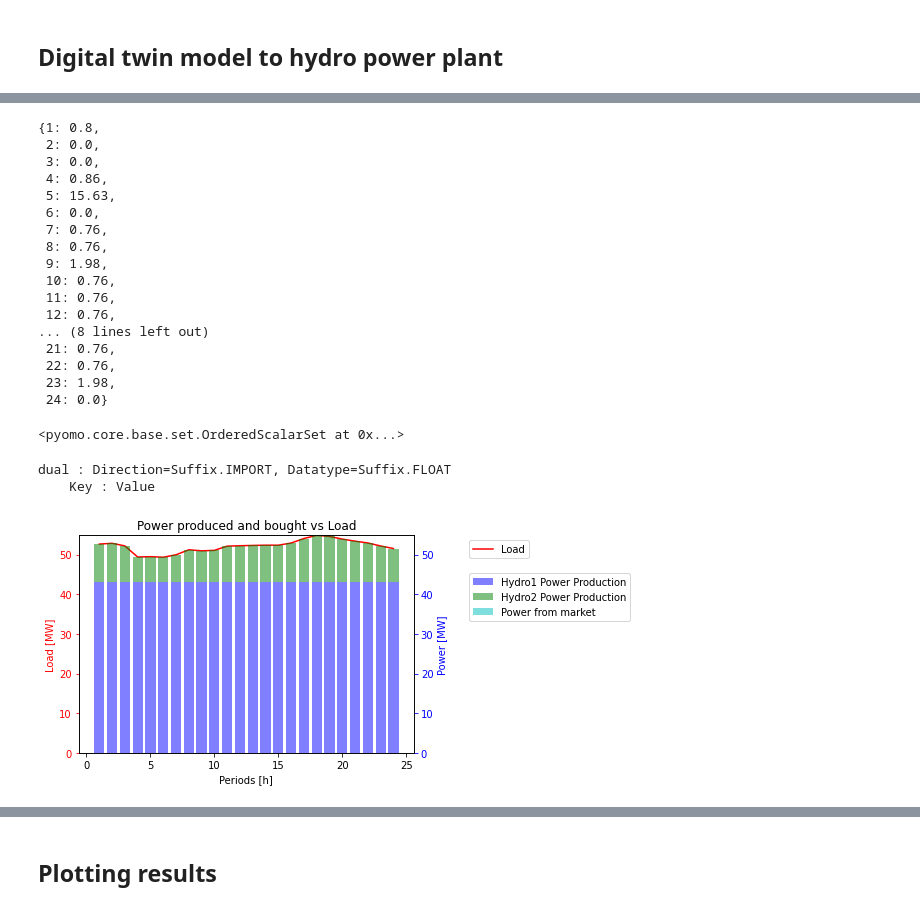
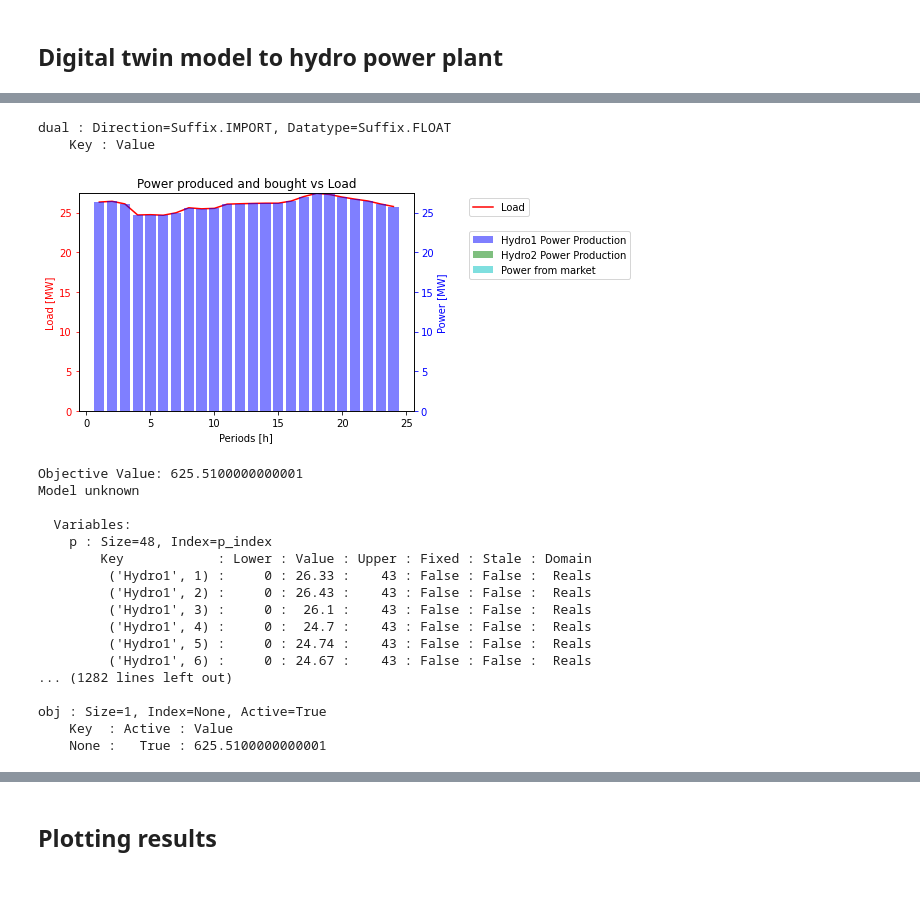
Before and after one commit to BenjaminTro/Preliminary-project, a Jupyter notebook: Hydro_power_plant.ipynb, the cells around one changed output, grey strips where cells are left out. Cells and saved outputs as stored; diff of their text form; code cells hidden in the pictures.

```diff
--- a/Hydro_power_plant.ipynb
+++ b/Hydro_power_plant.ipynb
@@ -298,9 +298,6 @@ start = '2018-01-01 00:00:00'
 end = '2018-01-01 23:00:00'
 start_dt = pd.to_datetime(start)
 end_dt = pd.to_datetime(end)
-
-# Define your input data and constants
-#L = {1: 30, 2: 20, 3: 20, 4: 30, 5: 50, 6: 80, 7: 50, 8: 90, 9: 110, 10: 150, 11: 120, 12: 80, 13: 70, 14: 80, 15: 90, 16: 160, 17: 170, 18: 150, 19: 120, 20: 100, 21: 70, 22: 60, 23: 50, 24: 40}
 
 constants = {'eff': 0.91, 'rho': 1000, 'g': 9.81, 'H': 300}
 
@@ -318,18 +315,12 @@ inflow = convert_to_dict(input_data_inflow, start, end, 'H', columns)
 inflow_hydro1 = inflow[0]  # First dictionary for Hydro1 - ORMSETVATN
 inflow_hydro2 = inflow[1]  # Second dictionary for Hydro2 - BUAVATN
 
-display(inflow_hydro1)
-
 # Sets to model hydro topology
 hours_difference = ((end_dt - start_dt).total_seconds() / 3600)+1  # 3600 seconds in an hour
 model.periods = pyo.Set(initialize=range(1, int(hours_difference) + 1, 1))
 #model.periods = pyo.Set(initialize=range(1, 25, 1))                   #these sets must be defined in the latex report as well
 model.plants = pyo.Set(initialize=['Hydro1', 'Hydro2'])               #uses i
 model.market = pyo.Set(initialize=['DAM'])
-
-display(model.periods)
-
-
 
 # Hydro parameters
 fm3 = 3600/1000000 # Conversion factor between m^3/s and Mm^3/hour. 1h = 3600s and M = 10^6.
@@ -352,7 +343,7 @@ model.Pmin=pyo.Param(model.plants, initialize=topology['ormset']['Pmin'])
 model.Pmax=pyo.Param(model.plants, initialize=topology['ormset']['Pmax'])
 
 #Load parameters
-model.L = pyo.Param(model.periods, initialize={j: 2* market_prices_h[j] for j in model.periods})
+model.L = pyo.Param(model.periods, initialize={j: 1* market_prices_h[j] for j in model.periods})
 
 #Topology parameters
 model.Qmin=pyo.Param(model.plants, initialize=topology['ormset']['Qmin'])
@@ -395,6 +386,7 @@ model.h = pyo.Var(model.plants, model.periods, bounds=head_bounds)
 
 #-------------------MODEL OF RESERVOIRS------------------#
 model.cumulative_q = pyo.Var(model.plants, model.periods, within=pyo.NonNegativeReals)           #combining discharge (q [m3/s]) into m3 over given timeframe (NEED TO CHECK CONVERSIONS)
+model.cumulative_inflow = pyo.Var(model.plants, model.periods, within=pyo.NonNegativeReals)
 # Constraint to calculate the cumulative sum of discharges (WATER OUT OF PLANTS)
 def cumulative_q_rule(model, i, j):
     if j == 1:
@@ -402,20 +394,34 @@ def cumulative_q_rule(model, i, j):
     else:
         return model.cumulative_q[i, j] == model.cumulative_q[i, j - 1] + model.q[i, j]
 model.cumulative_q_cons = pyo.Constraint(model.plants, model.periods, rule=cumulative_q_rule)
+
+def cumulative_inflow_rule(model, i, j):
+    if j == 1:
+        if i == 'Hydro1':
+            return model.cumulative_inflow[i, j] == model.inflow1[j] * fm3
+        else:  # Hydro2
+            return model.cumulative_inflow[i, j] == (model.inflow2[j]) * fm3
+    else:
+        if i == 'Hydro1':
+            return model.cumulative_inflow[i, j] == model.cumulative_inflow[i, j - 1] + model.inflow1[j] * fm3
+        else:  # Hydro2
+            return model.cumulative_inflow[i, j] == model.cumulative_inflow[i, j - 1] + (model.inflow2[j]) * fm3
+
+model.cumulative_inflow_cons = pyo.Constraint(model.plants, model.periods, rule=cumulative_inflow_rule)
 # Constraint to update volume based on cumulative sum of discharges (VOLUME [MM3] - DISCHARGE [MM3/h] + INFLOW [MM3/h])
 def volume_change_rule(model, i, j):
     if j == 1:
         if i == 'Hydro1':
-            return model.v[i, j] == (model.v0[i]) - (sum(model.cumulative_q[i, j] for i in model.plants)*fm3) + (model.inflow1[j]*fm3) + (model.inflow2[j]*fm3)
+            return model.v[i, j] == (model.v0[i]) - (sum(model.cumulative_q[i, j] for i in model.plants)*fm3) + (model.cumulative_inflow[i,j]) #+ (model.inflow2[j]*fm3)
         elif i == 'Hydro2':
             # Include the discharge from Hydro1 as inflow to Hydro2
-            return model.v[i, j] == (model.v0[i]) - (sum(model.cumulative_q[i, j] for i in model.plants)*fm3) + (model.inflow2[j]*fm3) + (model.cumulative_q['Hydro1', j]*fm3)
+            return model.v[i, j] == (model.v0[i]) - (sum(model.cumulative_q[i, j] for i in model.plants)*fm3) + (model.cumulative_inflow [i,j]) + (model.cumulative_q['Hydro1', j]*fm3)
     else:
         if i == 'Hydro1':
-            return model.v[i, j] == (model.v[i, j - 1]) - (sum(model.cumulative_q[i, j] for i in model.plants)*fm3) + (model.inflow1[j]*fm3) + (model.inflow2[j]*fm3)
+            return model.v[i, j] == (model.v[i, j - 1]) - (sum(model.cumulative_q[i, j] for i in model.plants)*fm3) + (model.cumulative_inflow[i,j]) #+ (model.inflow2[j]*fm3)
         elif i == 'Hydro2':
             # Include the discharge from Hydro1 as inflow to Hydro2
-            return model.v[i, j] == (model.v[i, j - 1]) - (sum(model.cumulative_q[i, j] for i in model.plants)*fm3) + (model.inflow2[j]*fm3) + (model.cumulative_q['Hydro1', j]*fm3)
+            return model.v[i, j] == (model.v[i, j - 1]) - (sum(model.cumulative_q[i, j] for i in model.plants)*fm3) + (model.cumulative_inflow[i,j]) + (model.cumulative_q['Hydro1', j]*fm3)
 model.volume_change_cons = pyo.Constraint(model.plants, model.periods, rule=volume_change_rule)
 
 #VOLUME_HEAD_RULE
@@ -438,12 +444,12 @@ def load_rule(model, j):
     return model.p['Hydro1',j] + model.p['Hydro2',j] + model.m['DAM',j] == model.L[j]
 model.load_cons = pyo.Constraint(model.periods, rule=load_rule)
 
-def power_rule(model, j):   #Rule for hydro power production dependent on varying discharge #update to also vary on head
+def power_rule(model, j):   #Rule for hydro power production dependent on varying discharge
     return sum(10**-6*model.eff * model.rho * model.g * model.h[i,j] * model.q[i, j] for i in model.plants) == sum(model.p[i,j] for i in model.plants) #MW
 model.power_prod = pyo.Constraint(model.periods, rule=power_rule)
 
 def vol_rule(model, i):
-    tolerance = 1e2  # Adjust the tolerance value as needed (so that volume does not HAVE to be full if we simulate over a small time period)
+    tolerance = 1e2  #Adjust the tolerance value as needed (so that volume does not HAVE to be full if we simulate over a small time period)
     return model.v[i, max(model.periods)] >= model.v0[i] - tolerance
 model.volume_end = pyo.Constraint(model.plants, rule=vol_rule)
 
@@ -494,51 +500,50 @@ if (results.solver.status == pyo.SolverStatus.ok) and (results.solver.terminatio
     for i, plant in enumerate(model.plants):
         power_values = [power_production[plant, period] for period in model.periods]
         ax2.bar(model.periods, power_values, color=colors[i], alpha=0.5, label=f'{plant} Power Production', bottom=bottom)
         bottom += power_values  # Update the bottom position for the next set of bars
 
     market_power_values = [market_power['DAM', period] for period in model.periods]
     ax2.bar(model.periods, market_power_values, color='c', alpha=0.5, label='Power from market', bottom=bottom)
 
     ax2.set_ylabel('Power [MW]', color='b')
     ax2.tick_params('y', colors='b')
     ax1.legend(loc='upper left', bbox_to_anchor=(1.15, 1))
     ax2.legend(loc='upper left', bbox_to_anchor=(1.15, 0.85))
     plt.title('Power produced and bought vs Load')
     plt.show()
     print("Objective Value:", pyo.value(model.obj))
 else:
     log_infeasible_constraints(model)
     print("Solver did not find an optimal solution.")
 model.display()
 
 
 # Display the model specifics
 print()
 model.pprint()
 print()
 #model.constraint.pprint()
 print()
 model.obj.display()
 print()
 # %% [output]
-{1: 0.8,
- 2: 0.0,
- 3: 0.0,
- 4: 0.86,
- 5: 15.63,
- 6: 0.0,
- 7: 0.76,
- 8: 0.76,
- 9: 1.98,
- 10: 0.76,
- 11: 0.76,
- 12: 0.76,
-... (8 lines left out)
- 21: 0.76,
- 22: 0.76,
- 23: 1.98,
- 24: 0.0}
+dual : Direction=Suffix.IMPORT, Datatype=Suffix.FLOAT
+    Key : Value
+[figure, new version]
-<pyomo.core.base.set.OrderedScalarSet at 0x...>
+Objective Value: 625.5100000000001
+Model unknown
+
+  Variables:
+    p : Size=48, Index=p_index
+        Key            : Lower : Value : Upper : Fixed : Stale : Domain
+         ('Hydro1', 1) :     0 : 26.33 :    43 : False : False :  Reals
+         ('Hydro1', 2) :     0 : 26.43 :    43 : False : False :  Reals
+         ('Hydro1', 3) :     0 :  26.1 :    43 : False : False :  Reals
+         ('Hydro1', 4) :     0 :  24.7 :    43 : False : False :  Reals
+         ('Hydro1', 5) :     0 : 24.74 :    43 : False : False :  Reals
+         ('Hydro1', 6) :     0 : 24.67 :    43 : False : False :  Reals
+... (1282 lines left out)
+
+obj : Size=1, Index=None, Active=True
+    Key  : Active : Value
+    None :   True : 625.5100000000001
-dual : Direction=Suffix.IMPORT, Datatype=Suffix.FLOAT
-    Key : Value
-[figure, old version]
```
Also changed, not shown: parts of 9 cells of this notebook, 2 other files.
